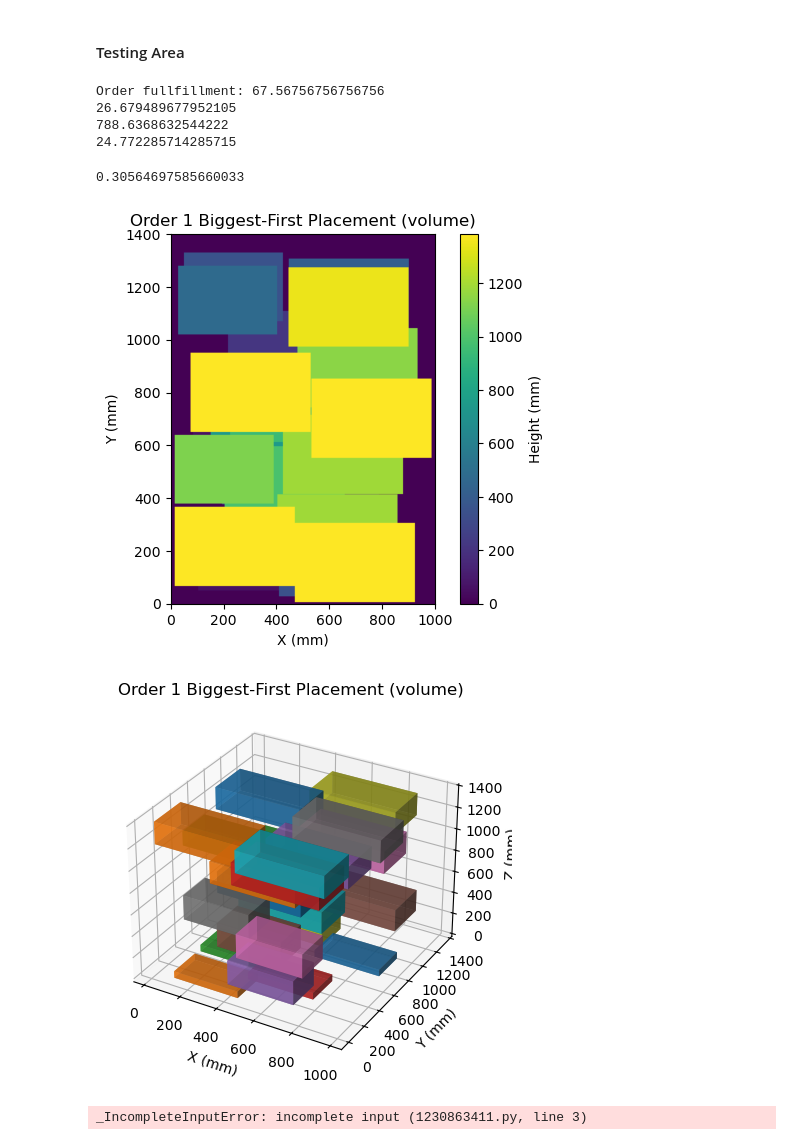
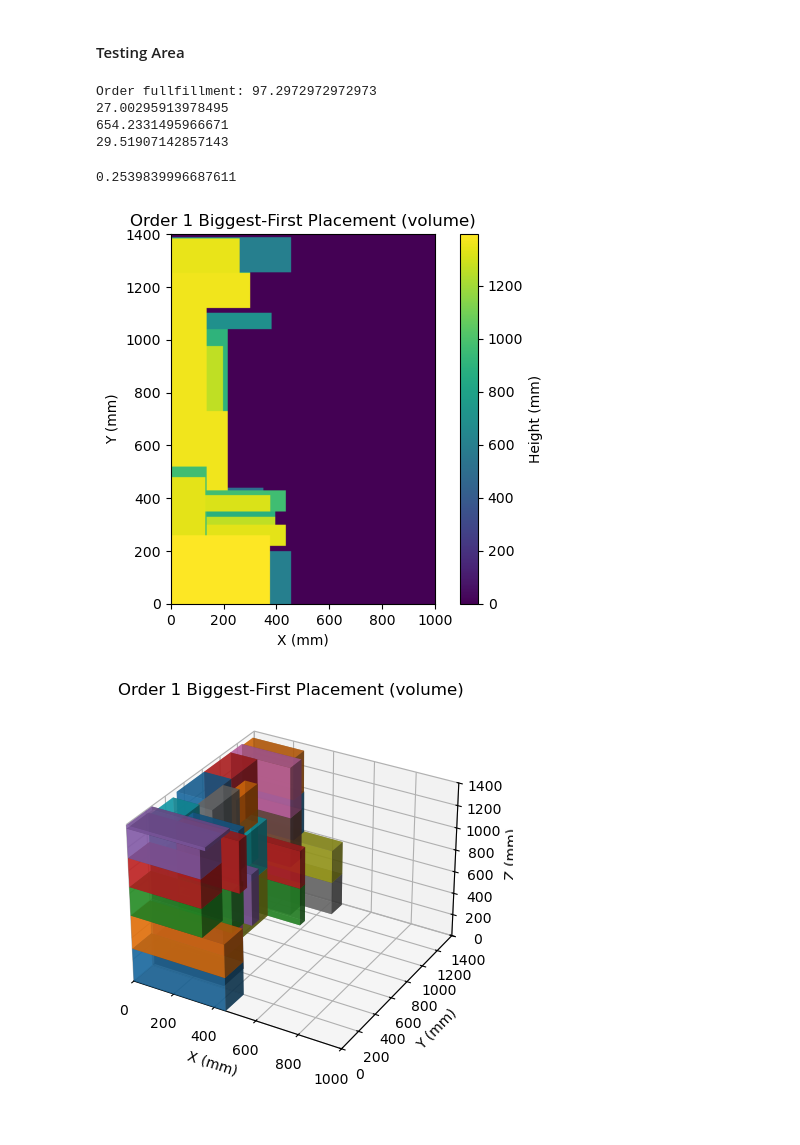
Before and after one commit to xXxCodeSlayerxXx/thesis, a Jupyter notebook: boxoptimizer.ipynb, the cells around one changed output. Saved outputs shown, nothing was run; the diff lists cells and outputs as text; code cells hidden in the pictures.

Commit message:
added box rotation function and candidate logic and put it in FFD algo

```diff
--- a/boxoptimizer.ipynb
+++ b/boxoptimizer.ipynb
@@ -272,10 +291,30 @@ def process_order(order, algo, max_attempts=DEFAULT_MAX_ATTEMPTS, criterion=DEFA
     if algo == "random":
         place_box_list_random(pallet, box_list, max_attempts)
 
-    elif algo == "biggest_first":
-        place_box_list_biggest_first(pallet, box_list, criterion=criterion)
+    elif algo == "ffd":
+        place_box_list_first_fit_decreasing(pallet, box_list, criterion=criterion)
 
     return pallet
+
+def get_box_orientations(dx, dy, dz, rot_h=HOR_ROTATION_ALLOWED_DEFAULT, rot_v=VER_ROTATION_ALLOWED_DEFAULT):       # Get a list of possible orientations for a box with given dimensions, based on allowed rotations
+    # initialize list of valid orientations with the original orientation
+    orientations = [(dx, dy, dz)]
+
+    # If horizontal rotation is allowed, add the orientation with length and width swapped
+    if rot_h:
+        orientations.append((dy, dx, dz))
+
+    # If vertical rotation is allowed, add orientations with length and height swapped, and width and height swapped
+    if rot_v:
+        orientations.append((dx, dz, dy))  # Width and height swapped
+        orientations.append((dz, dy, dx))  # Length and height swapped
+
+        # If both horizontal and vertical rotation are allowed, also add the orientations with both rotations applied
+        if rot_h:
+            orientations.append((dz, dx, dy))  # Length and height swapped, then horizontal rotation
+            orientations.append((dy, dz, dx))  # Width and height swapped, then horizontal rotation
+
+    return list(set(orientations))  # Remove duplicates if any rotations result in the same orientation
 # %% [markdown]
 #### Box Placing Algorithms
 # %%
@@ -400,43 +441,38 @@ def plot_random_performance(trials, max_max_attempts, step):
 # print(f"Box list for order {orderid}: {box_list}")
 # print(f"Same list sorted by box {criterion}: {sort_order_by_size(box_list)}")
 
 # first = Pallet()
 # place_boxes_random(first, num_boxes=100, box_size_range=(100, 400))
 # first.visualize_heightmap("Random")
 # first.visualize_boxes("Random")
 
 # second = Pallet()
 # orderid = 1
 # box_list = get_box_list_from_order(orderid)
 # place_order_random(second, box_list, max_attempts=100)
 # second.visualize_heightmap(f"Order {orderid} Random Placement")
 # second.visualize_boxes(f"Order {orderid} Random Placement")
 
 # plot_random_performance(100, 1000, 50)
 
-pallet = process_order(1, algo="random", criterion="v")
+pallet = process_order(2, algo="ffd", criterion="v")
 print(f"Order fullfillment: {pallet.check_order_fullfillment(1)}")
 pallet.visualize_heightmap(f"Order 1 Biggest-First Placement (volume)")
 pallet.visualize_boxes(f"Order 1 Biggest-First Placement (volume)")
 
 # pallet = Pallet()
 # place_random_boxes(pallet, 1000, (100, 250))
 # pallet.visualize_heightmap(f"Random pallet")
 # pallet.visualize_boxes(f"Random pallet")
 print(pallet.get_volume_utilization())
 print(pallet.get_center_of_gravity_z())
 print(pallet.get_area_usage_at_z(0))
 print(pallet.get_packing_score())
 # %% [output]
-Order fullfillment: 67.56756756756756
-26.679489677952105
-788.6368632544222
-24.772285714285715
+Order fullfillment: 97.2972972972973
+27.00295913978495
+654.2331495966671
+29.51907142857143
-0.30564697585660033
+0.2539839996687611
-[figure, old version]
+[figure, new version]
-[figure, old version]
+[figure, new version]
-# %%
-scores = []
-for i in range(100):
-# %% [output]
-_IncompleteInputError: incomplete input (1230863411.py, line 3)
```
Also changed, not shown: parts of 3 cells of this notebook.
